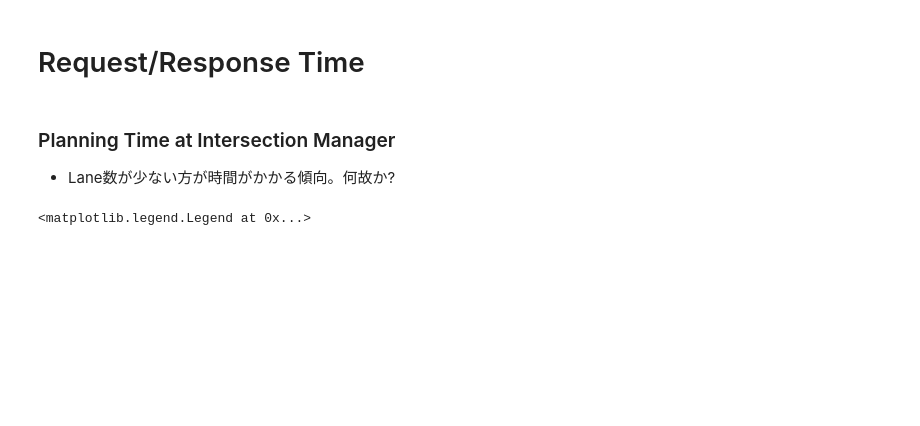
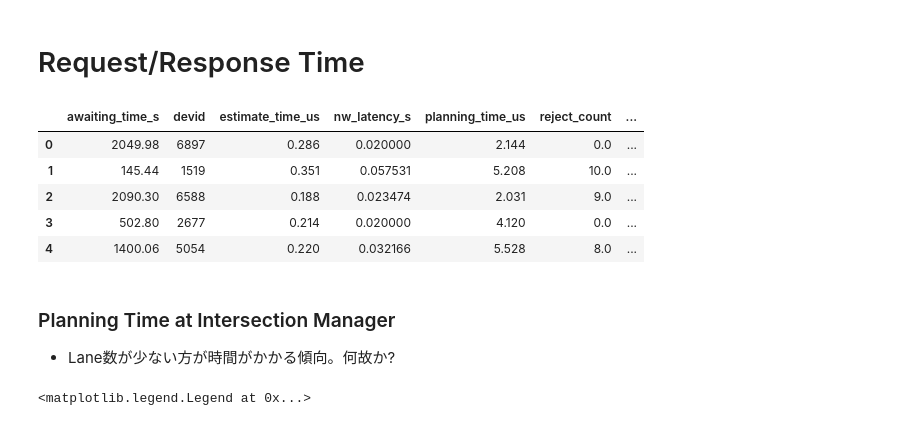
Before and after one commit to koh1/aim, a Jupyter notebook: analysis/processing_time_analysis.ipynb, the cells around one changed output. Drawn from its saved outputs; the diff is of its cells as text; code cells hidden in the pictures; blank space fills up the shorter version.

```diff
--- a/analysis/processing_time_analysis.ipynb
+++ b/analysis/processing_time_analysis.ipynb
@@ -109,6 +109,15 @@ rxtx4_sum = gen_span_sum(rxtx4)
 rxtx5_sum = gen_span_sum(rxtx5)
 # %%
 rxtx6_sum = gen_span_sum(rxtx6)
+# %%
+lane6.head()
+# %% [output]
+|  | awaiting_time_s | devid | estimate_time_us | nw_latency_s | planning_time_us | reject_count | ... |
+| 0 | 2049.98 | 6897 | 0.286 | 0.020000 | 2.144 | 0.0 | ... |
+| 1 | 145.44 | 1519 | 0.351 | 0.057531 | 5.208 | 10.0 | ... |
+| 2 | 2090.30 | 6588 | 0.188 | 0.023474 | 2.031 | 9.0 | ... |
+| 3 | 502.80 | 2677 | 0.214 | 0.020000 | 4.120 | 0.0 | ... |
+| 4 | 1400.06 | 5054 | 0.220 | 0.032166 | 5.528 | 8.0 | ... |
 # %% [markdown]
 ### Planning Time at Intersection Manager
 
```
Also changed, not shown: parts of 2 cells of this notebook, 3 other files.
